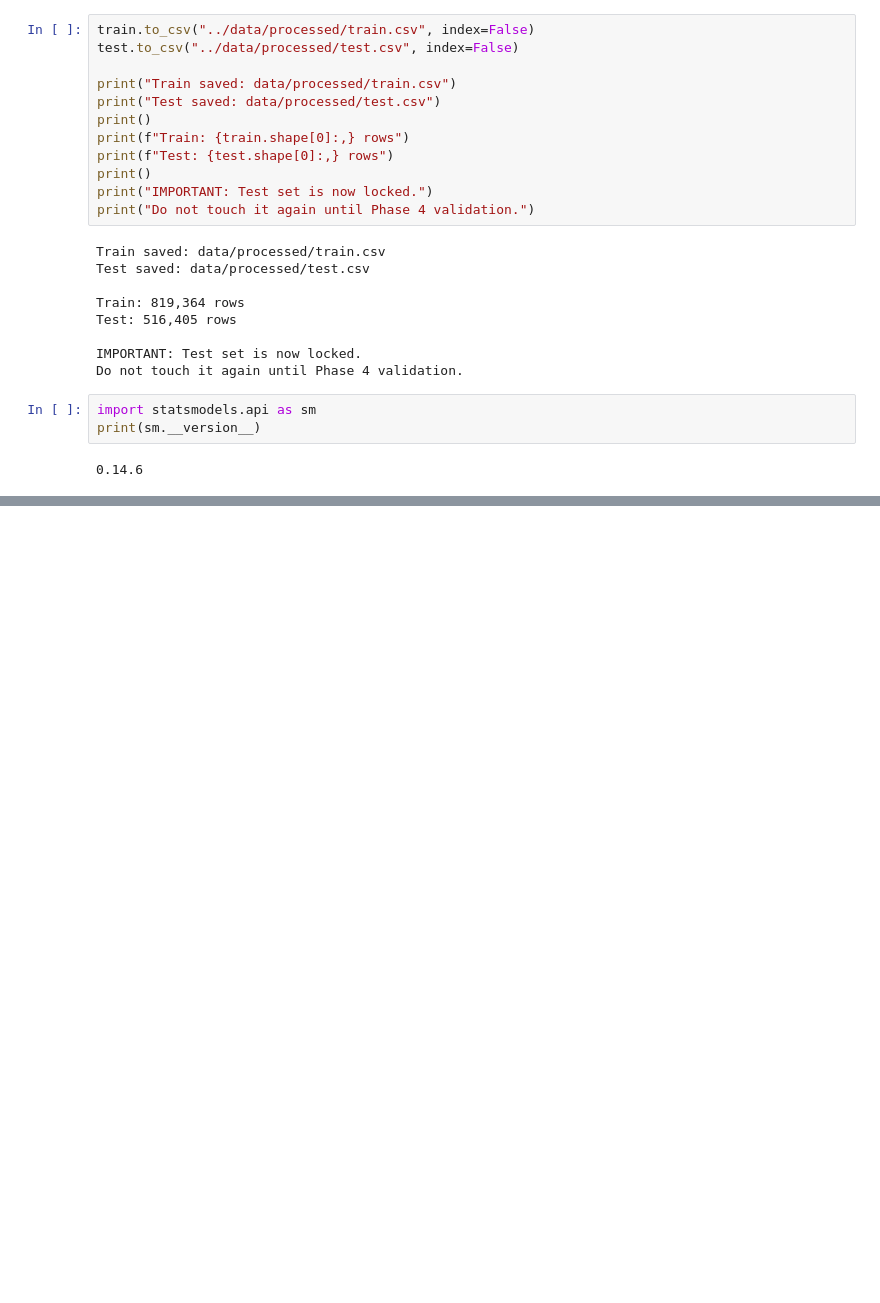
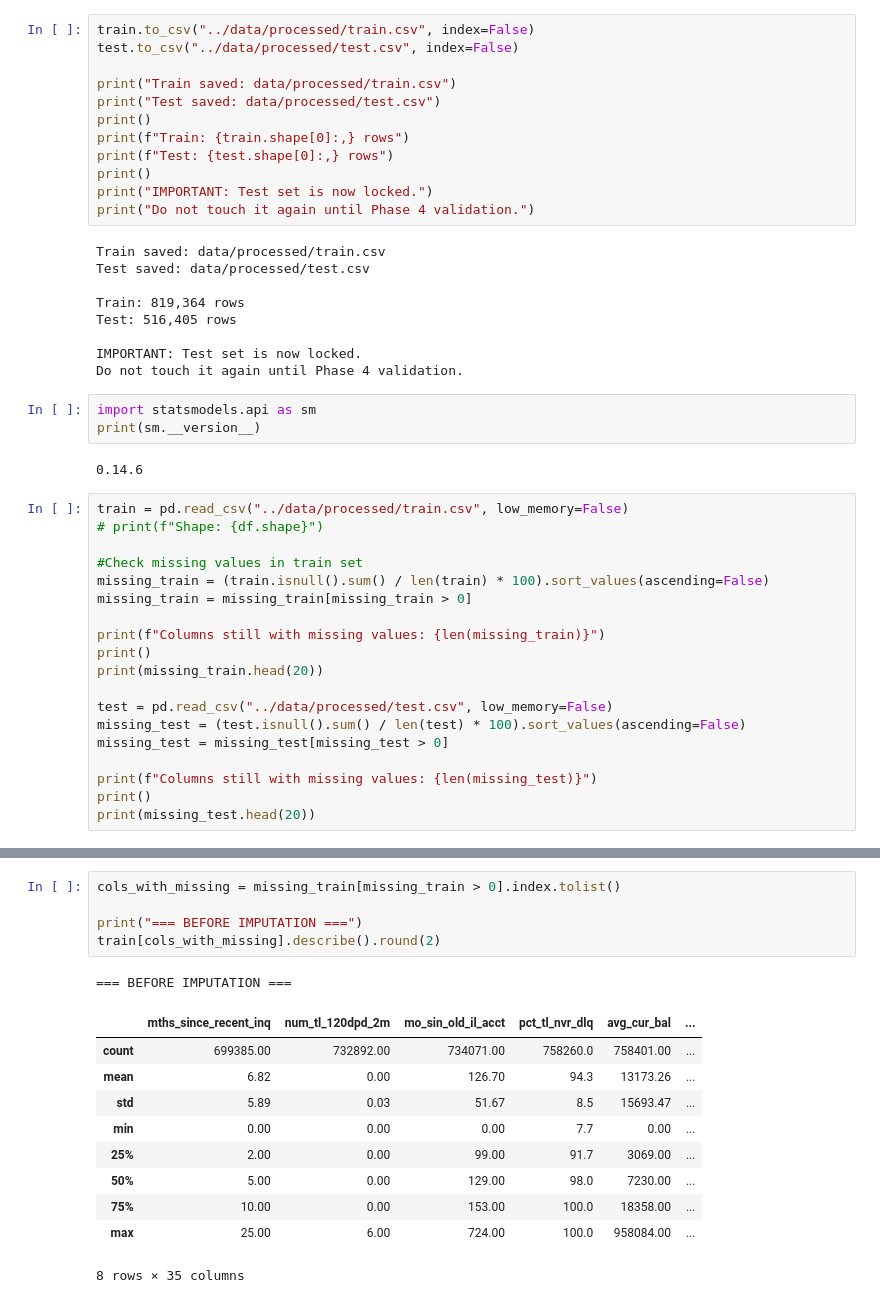
Before and after one commit to chetxn04/Credit_Risk_Scorecard, a Jupyter notebook: notebooks/01_eda.ipynb, the cells around one changed output, grey strips where cells are left out. Saved outputs shown, nothing was run; the diff lists cells and outputs as text; blank space fills up the shorter version.

Commit message:
Week 2: Data cLeaning, imputaiton, emp_length encoding

```diff
--- a/notebooks/01_eda.ipynb
+++ b/notebooks/01_eda.ipynb
@@ -444,3 +444,22 @@ import statsmodels.api as sm
 print(sm.__version__)
 # %% [output]
 0.14.6
+# %%
+train = pd.read_csv("../data/processed/train.csv", low_memory=False)
+# print(f"Shape: {df.shape}")
+
+#Check missing values in train set
+missing_train = (train.isnull().sum() / len(train) * 100).sort_values(ascending=False)
+missing_train = missing_train[missing_train > 0]
+
+print(f"Columns still with missing values: {len(missing_train)}")
+print()
+print(missing_train.head(20))
+
+test = pd.read_csv("../data/processed/test.csv", low_memory=False)
+missing_test = (test.isnull().sum() / len(test) * 100).sort_values(ascending=False)
+missing_test = missing_test[missing_test > 0]
+
+print(f"Columns still with missing values: {len(missing_test)}")
+print()
+print(missing_test.head(20))
@@ -446,0 +484,17 @@ print(sm.__version__)
+# %%
+cols_with_missing = missing_train[missing_train > 0].index.tolist()
+
+print("=== BEFORE IMPUTATION ===")
+train[cols_with_missing].describe().round(2)
+# %% [output]
+=== BEFORE IMPUTATION ===
+|  | mths_since_recent_inq | num_tl_120dpd_2m | mo_sin_old_il_acct | pct_tl_nvr_dlq | avg_cur_bal | ... |
+| count | 699385.00 | 732892.00 | 734071.00 | 758260.0 | 758401.00 | ... |
+| mean | 6.82 | 0.00 | 126.70 | 94.3 | 13173.26 | ... |
+| std | 5.89 | 0.03 | 51.67 | 8.5 | 15693.47 | ... |
+| min | 0.00 | 0.00 | 0.00 | 7.7 | 0.00 | ... |
+| 25% | 2.00 | 0.00 | 99.00 | 91.7 | 3069.00 | ... |
+| 50% | 5.00 | 0.00 | 129.00 | 98.0 | 7230.00 | ... |
+| 75% | 10.00 | 0.00 | 153.00 | 100.0 | 18358.00 | ... |
+| max | 25.00 | 6.00 | 724.00 | 100.0 | 958084.00 | ... |
+8 rows × 35 columns
```
Also changed, not shown: parts of 7 cells of this notebook.
